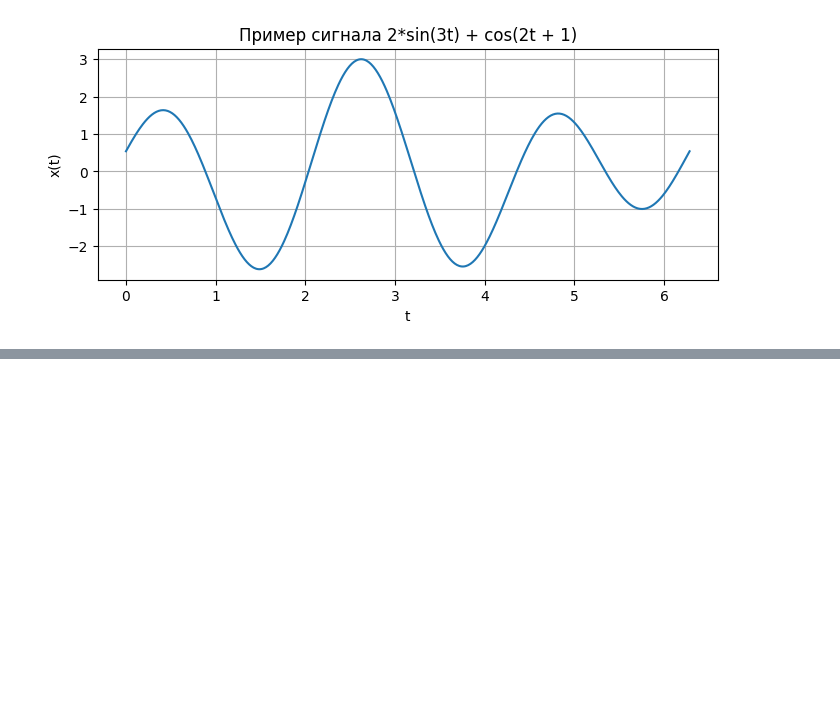
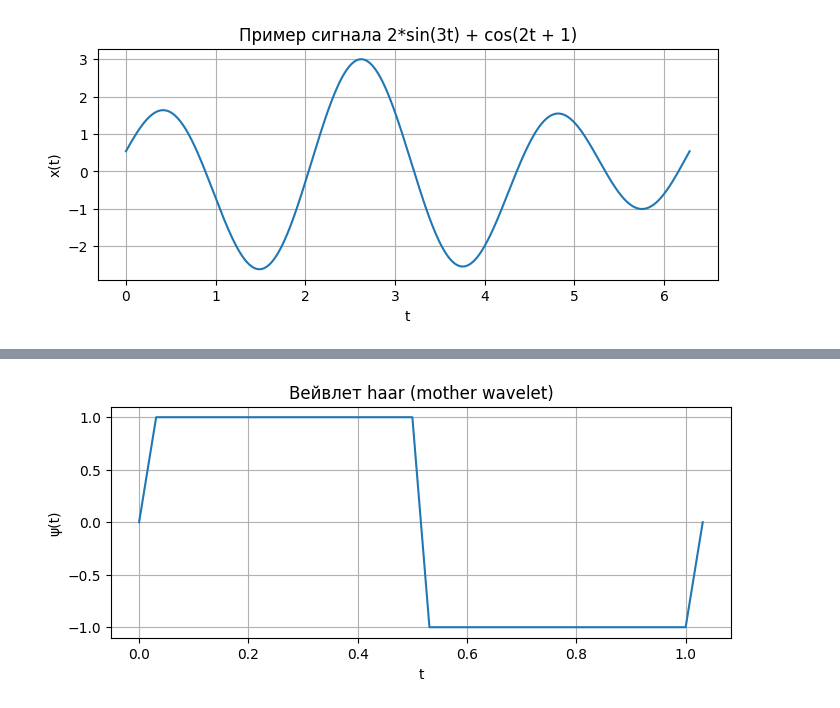
Before and after one commit to Silvarious9862/cosii, a Jupyter notebook: sem1/lab1/notebooks/demo.ipynb, the cells around one changed output, grey strips where cells are left out. Cells and saved outputs as stored; diff of their text form; code cells hidden in the pictures; blank space fills up the shorter version.

```diff
--- a/sem1/lab1/notebooks/demo.ipynb
+++ b/sem1/lab1/notebooks/demo.ipynb
@@ -22,0 +69,15 @@ plt.show()
+# %%
+import pywt
+
+wavelet = pywt.Wavelet("haar")  # можно потом поменять на "db4", "sym2" и т.п.
+phi, psi, x = wavelet.wavefun(level=5)  # phi — масштабирующая, psi — вейвлет [web:101][web:108]
+
+plt.figure(figsize=(8, 3))
+plt.plot(x, psi)
+plt.title(f"Вейвлет {wavelet.name} (mother wavelet)")
+plt.xlabel("t")
+plt.ylabel("ψ(t)")
+plt.grid(True)
+plt.show()
+# %% [output]
+[figure, added]
```
Also changed, not shown: parts of 4 cells of this notebook, 7 other files.
